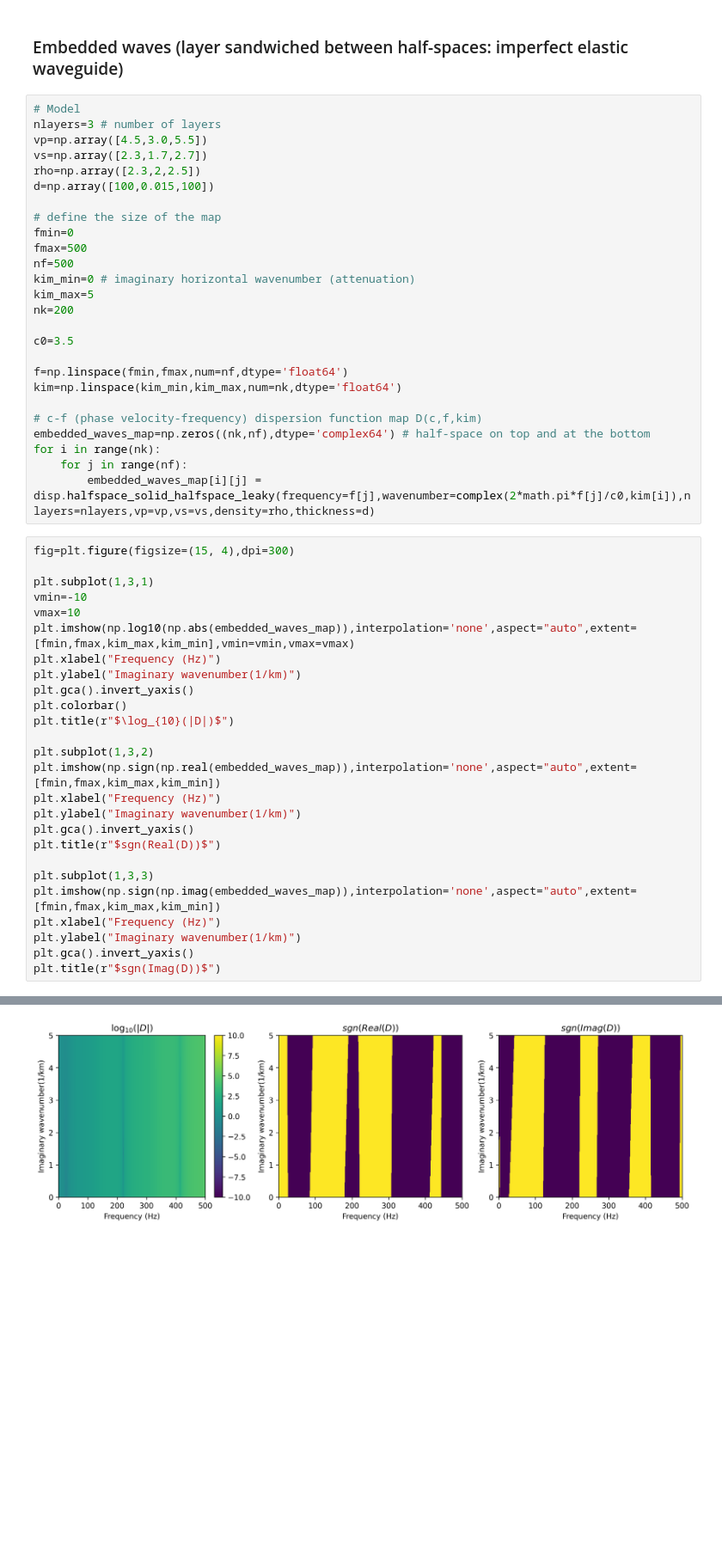
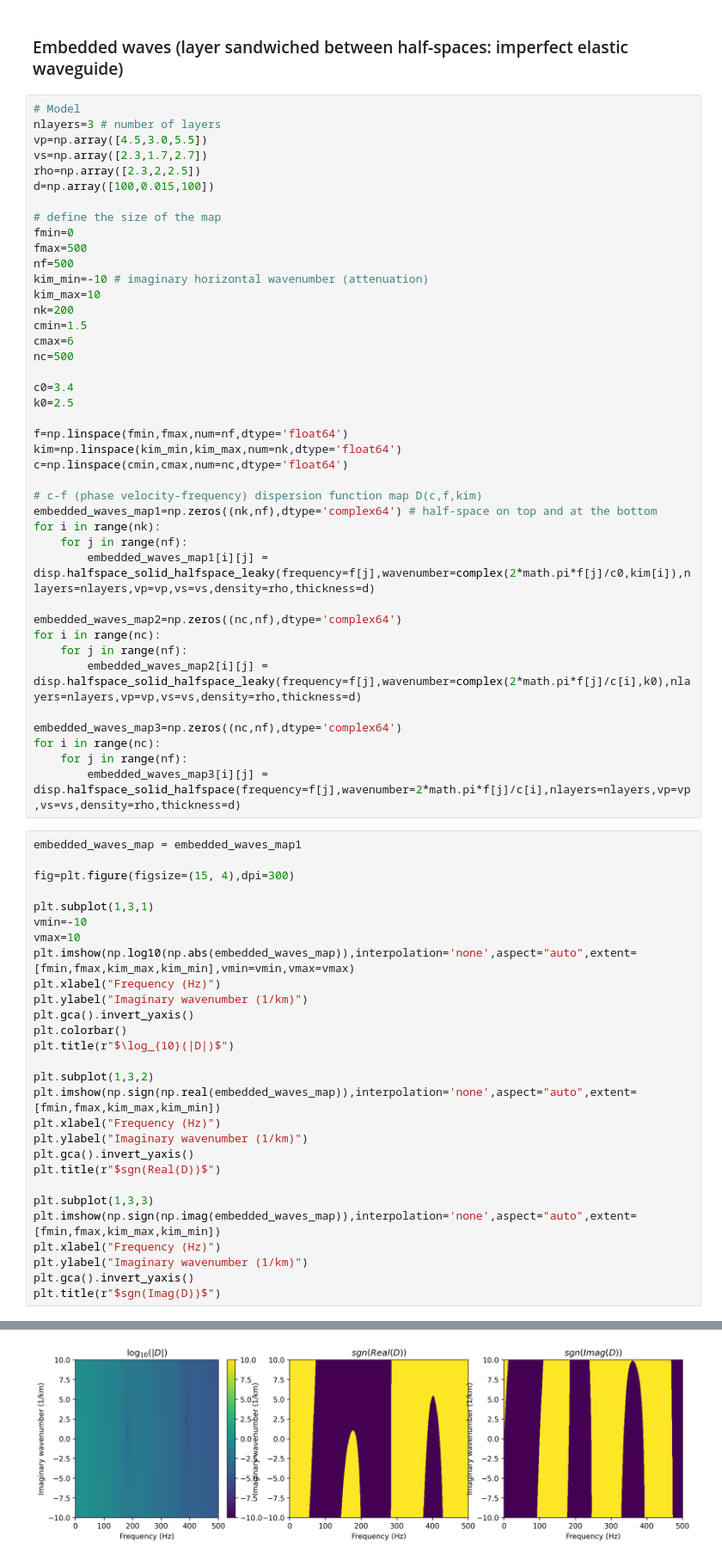
Before and after one commit to nmbader/pydisperse, a Jupyter notebook: notebooks/leaky_modes.ipynb, the cells around one changed output, grey strips where cells are left out. Shown: that part at 86% size. Drawn from its saved outputs; the diff is of its cells as text; blank space fills up the shorter version.

Commit message:
Correct the formulation for leaky modes by considering the horizontal wavenumber in the half-space(s) to be purely real-valued

```diff
--- a/notebooks/leaky_modes.ipynb
+++ b/notebooks/leaky_modes.ipynb
@@ -25,47 +25,64 @@ d=np.array([100,0.015,100])
 fmin=0
 fmax=500
 nf=500
-kim_min=0 # imaginary horizontal wavenumber (attenuation)
-kim_max=5
+kim_min=-10 # imaginary horizontal wavenumber (attenuation)
+kim_max=10
 nk=200
+cmin=1.5
+cmax=6
+nc=500
 
-c0=3.5
+c0=3.4
+k0=2.5
 
 f=np.linspace(fmin,fmax,num=nf,dtype='float64')
 kim=np.linspace(kim_min,kim_max,num=nk,dtype='float64')
+c=np.linspace(cmin,cmax,num=nc,dtype='float64')
 
 # c-f (phase velocity-frequency) dispersion function map D(c,f,kim)
-embedded_waves_map=np.zeros((nk,nf),dtype='complex64') # half-space on top and at the bottom
+embedded_waves_map1=np.zeros((nk,nf),dtype='complex64') # half-space on top and at the bottom
 for i in range(nk):
     for j in range(nf):
-        embedded_waves_map[i][j] = disp.halfspace_solid_halfspace_leaky(frequency=f[j],wavenumber=complex(2*math.pi*f[j]/c0,kim[i]),nlayers=nlayers,vp=vp,vs=vs,density=rho,thickness=d)
+        embedded_waves_map1[i][j] = disp.halfspace_solid_halfspace_leaky(frequency=f[j],wavenumber=complex(2*math.pi*f[j]/c0,kim[i]),nlayers=nlayers,vp=vp,vs=vs,density=rho,thickness=d)
+
+embedded_waves_map2=np.zeros((nc,nf),dtype='complex64')
+for i in range(nc):
+    for j in range(nf):
+        embedded_waves_map2[i][j] = disp.halfspace_solid_halfspace_leaky(frequency=f[j],wavenumber=complex(2*math.pi*f[j]/c[i],k0),nlayers=nlayers,vp=vp,vs=vs,density=rho,thickness=d)
+
+embedded_waves_map3=np.zeros((nc,nf),dtype='complex64')
+for i in range(nc):
+    for j in range(nf):
+        embedded_waves_map3[i][j] = disp.halfspace_solid_halfspace(frequency=f[j],wavenumber=2*math.pi*f[j]/c[i],nlayers=nlayers,vp=vp,vs=vs,density=rho,thickness=d)
 # %%
+embedded_waves_map = embedded_waves_map1
+
 fig=plt.figure(figsize=(15, 4),dpi=300)
 
 plt.subplot(1,3,1)
 vmin=-10
 vmax=10
 plt.imshow(np.log10(np.abs(embedded_waves_map)),interpolation='none',aspect="auto",extent=[fmin,fmax,kim_max,kim_min],vmin=vmin,vmax=vmax)
 plt.xlabel("Frequency (Hz)")
-plt.ylabel("Imaginary wavenumber(1/km)")
+plt.ylabel("Imaginary wavenumber (1/km)")
 plt.gca().invert_yaxis()
 plt.colorbar()
 plt.title(r"$\log_{10}(|D|)$")
 
 plt.subplot(1,3,2)
 plt.imshow(np.sign(np.real(embedded_waves_map)),interpolation='none',aspect="auto",extent=[fmin,fmax,kim_max,kim_min])
 plt.xlabel("Frequency (Hz)")
-plt.ylabel("Imaginary wavenumber(1/km)")
+plt.ylabel("Imaginary wavenumber (1/km)")
 plt.gca().invert_yaxis()
 plt.title(r"$sgn(Real(D))$")
 
 plt.subplot(1,3,3)
 plt.imshow(np.sign(np.imag(embedded_waves_map)),interpolation='none',aspect="auto",extent=[fmin,fmax,kim_max,kim_min])
 plt.xlabel("Frequency (Hz)")
-plt.ylabel("Imaginary wavenumber(1/km)")
+plt.ylabel("Imaginary wavenumber (1/km)")
 plt.gca().invert_yaxis()
 plt.title(r"$sgn(Imag(D))$")
 # %% [output]
 Text(0.5, 1.0, '$sgn(Imag(D))$')
-[figure, old version]
+[figure, new version]
 # %%
```
Also changed, not shown: parts of 2 cells of this notebook, 3 other files.
